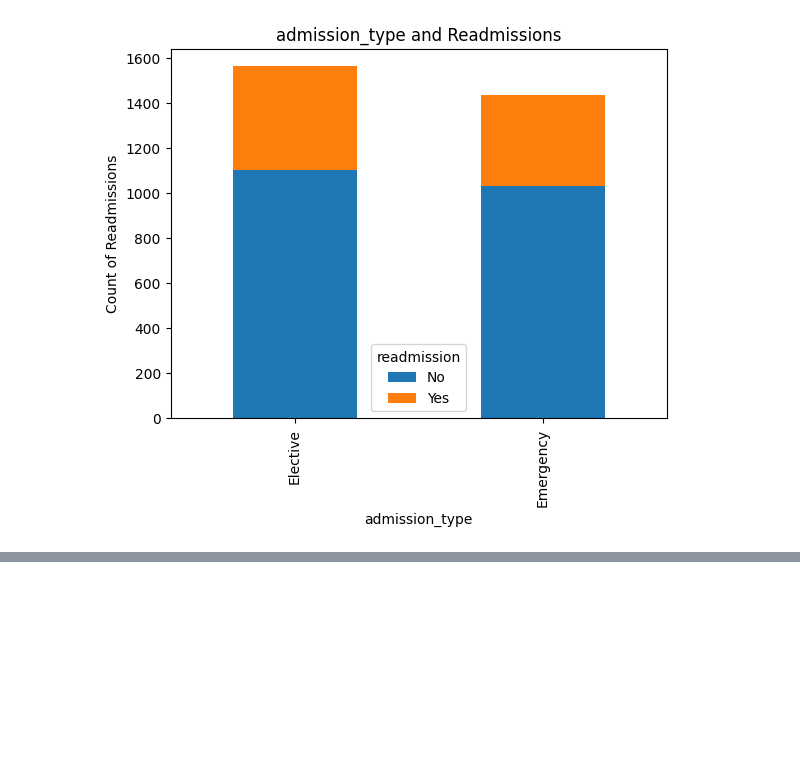
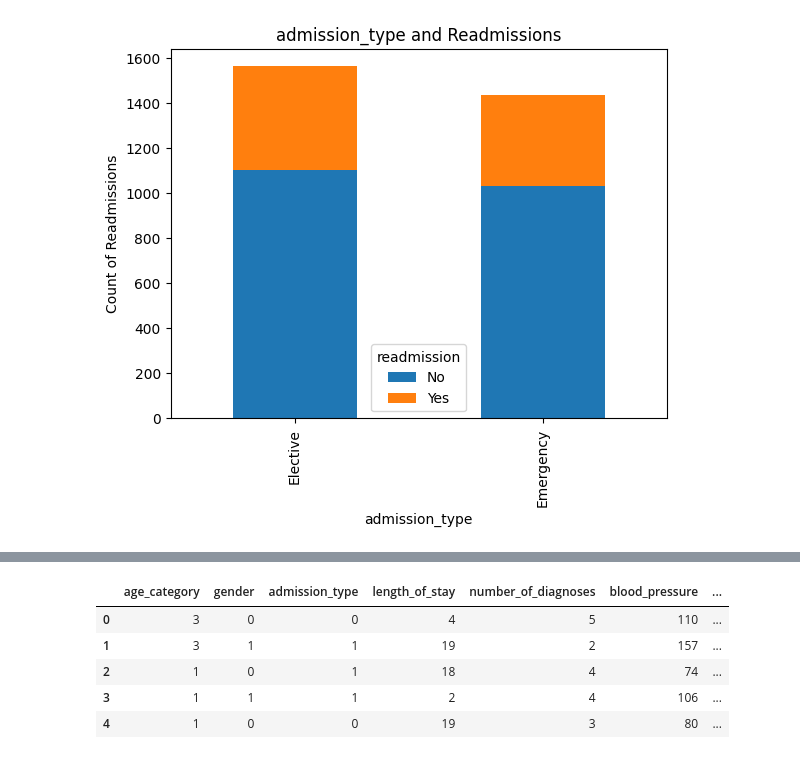
Before and after one commit to SibusisoTL/healthcare_startup_hospital_visits, a Jupyter notebook: hospitalvisits.ipynb, the cells around one changed output, grey strips where cells are left out. Drawn from its saved outputs; the diff is of its cells as text; code cells hidden in the pictures; blank space fills up the shorter version.

```diff
--- a/hospitalvisits.ipynb
+++ b/hospitalvisits.ipynb
@@ -196,0 +243,11 @@ Passing `palette` without assigning `hue` is deprecated and will be removed in v
+# %%
+#Removing age and Patiend ID columns
+df1.drop(['age', 'patient_id'], axis=1, inplace=True)
+df1.head()
+# %% [output]
+|  | age_category | gender | admission_type | length_of_stay | number_of_diagnoses | blood_pressure | ... |
+| 0 | 3 | 0 | 0 | 4 | 5 | 110 | ... |
+| 1 | 3 | 1 | 1 | 19 | 2 | 157 | ... |
+| 2 | 1 | 0 | 1 | 18 | 4 | 74 | ... |
+| 3 | 1 | 1 | 1 | 2 | 4 | 106 | ... |
+| 4 | 1 | 0 | 0 | 19 | 3 | 80 | ... |
```
Also changed, not shown: parts of 13 cells of this notebook.
